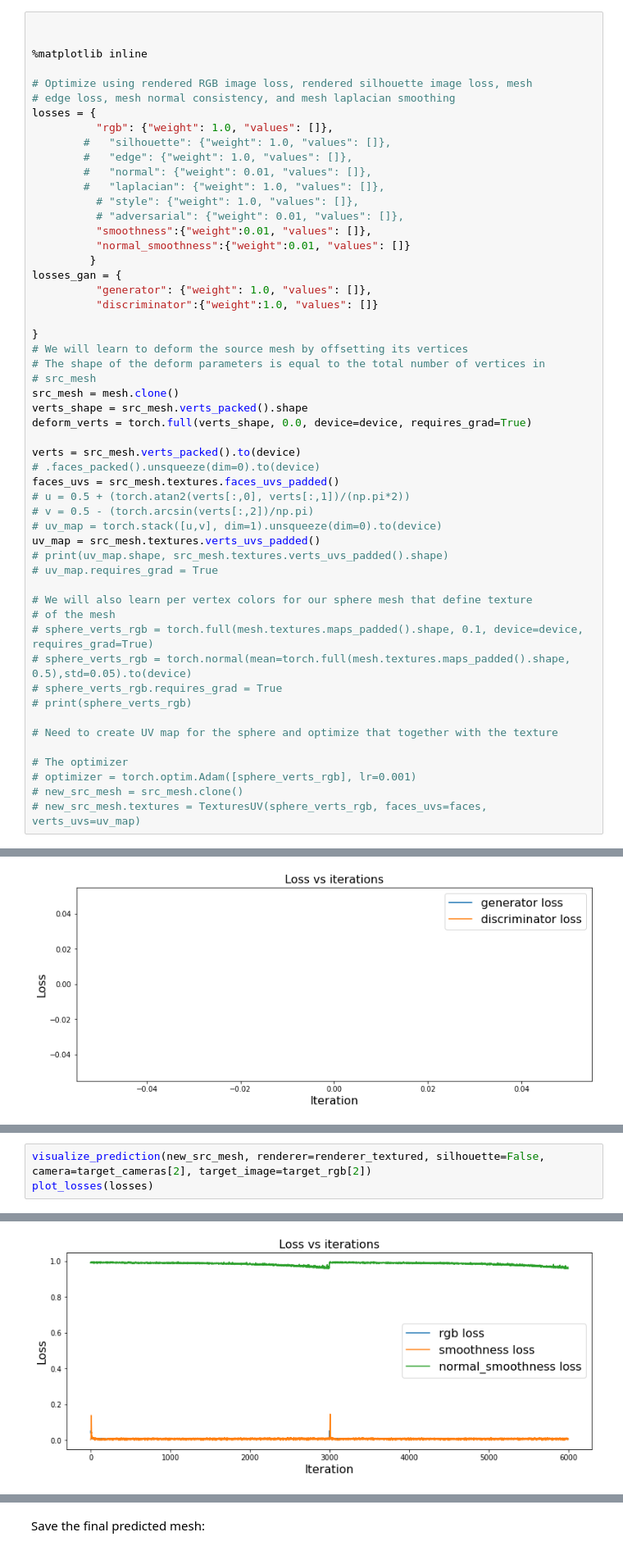
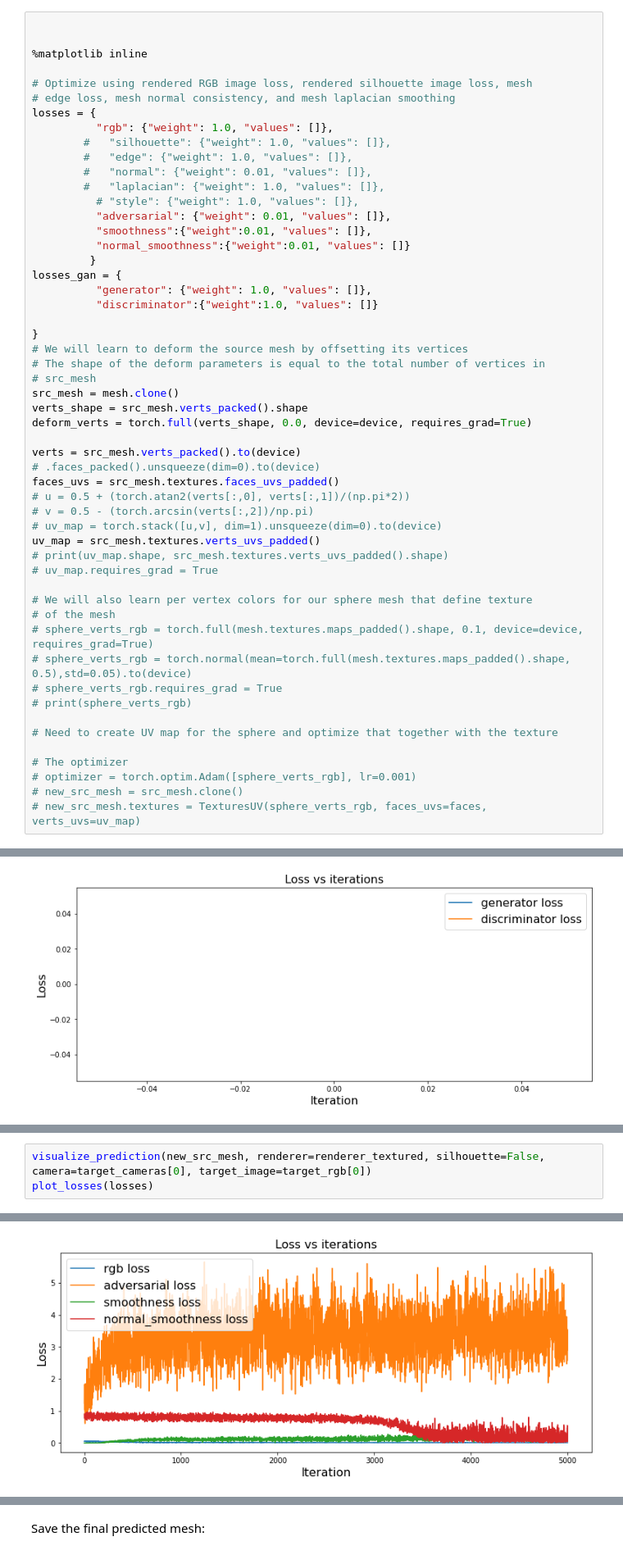
Before and after one commit to theycallmepeter/pytorch3d_PBR, a Jupyter notebook: docs/tutorials/fit_textured_mesh.ipynb, the cells around one changed output, grey strips where cells are left out. Shown at 82% size. Saved outputs shown, nothing was run; the diff lists cells and outputs as text.

```diff
--- a/docs/tutorials/fit_textured_mesh.ipynb
+++ b/docs/tutorials/fit_textured_mesh.ipynb
@@ -1142,7 +1195,7 @@ losses = {
         #   "normal": {"weight": 0.01, "values": []},
         #   "laplacian": {"weight": 1.0, "values": []},
           # "style": {"weight": 1.0, "values": []},
-          # "adversarial": {"weight": 0.01, "values": []},
+          "adversarial": {"weight": 0.01, "values": []},
           "smoothness":{"weight":0.01, "values": []},
           "normal_smoothness":{"weight":0.01, "values": []}
          }
@@ -1474,4 +1783,4 @@ visualize_prediction(new_src_mesh, renderer=renderer_textured, silhouette=False)
 # %%
-visualize_prediction(new_src_mesh, renderer=renderer_textured, silhouette=False, camera=target_cameras[2], target_image=target_rgb[2])
+visualize_prediction(new_src_mesh, renderer=renderer_textured, silhouette=False, camera=target_cameras[0], target_image=target_rgb[0])
 plot_losses(losses)
 # %% [output]
@@ -1479,4 +1789,4 @@ plot_losses(losses)
-[figure, old version]
+[figure, new version]
 # %%
 plt.figure(figsize=(7,7))
 from pytorch3d.vis.texture_vis import texturesuv_image_matplotlib
```
Also changed, not shown: parts of 9 cells of this notebook, 1 other file.
